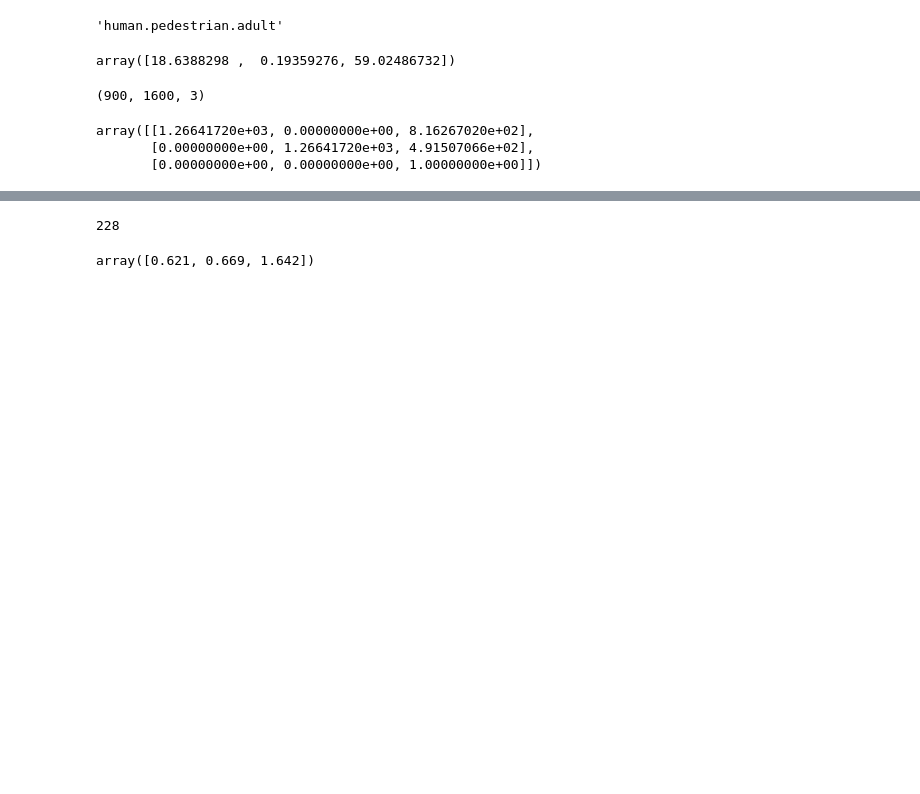
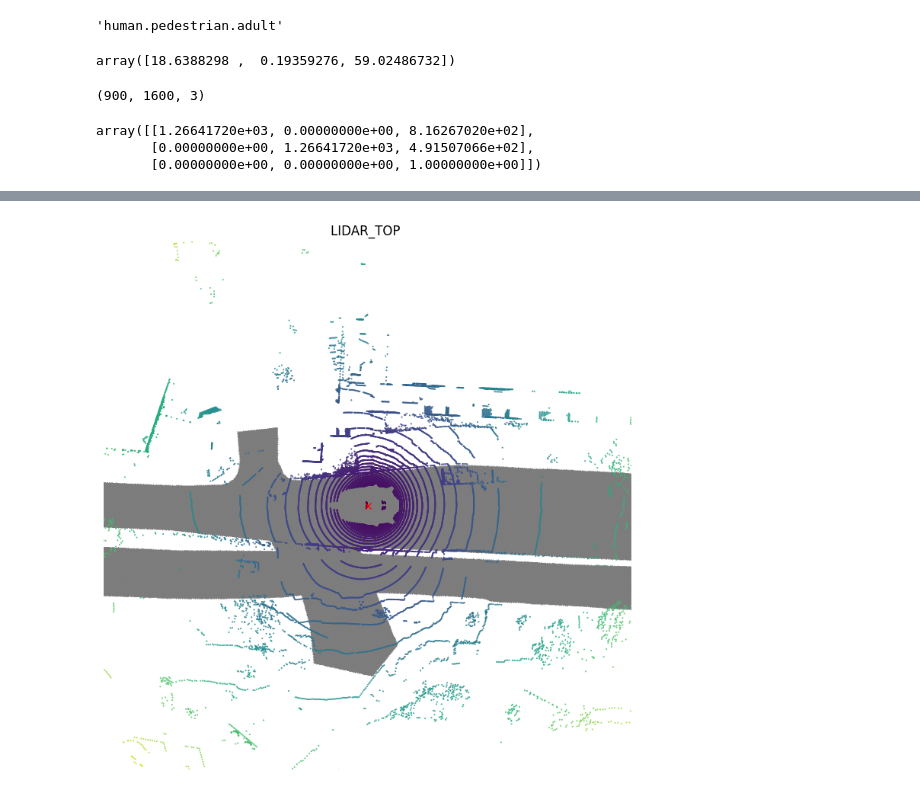
Before and after one commit to lokeshmohanty/msdf, a Jupyter notebook: notebooks/NuScenes.ipynb, the cells around one changed output, grey strips where cells are left out. Drawn from its saved outputs; the diff is of its cells as text; code cells hidden in the pictures; blank space fills up the shorter version.

```diff
--- a/notebooks/NuScenes.ipynb
+++ b/notebooks/NuScenes.ipynb
@@ -149,3 +149,6 @@ cam_intrinsic
 array([[1.26641720e+03, 0.00000000e+00, 8.16267020e+02],
        [0.00000000e+00, 1.26641720e+03, 4.91507066e+02],
        [0.00000000e+00, 0.00000000e+00, 1.00000000e+00]])
+# %%
+lidar_data = nusc.get('sample_data', sample['data']['LIDAR_TOP'])
+lidar_data
@@ -152,3 +196,7 @@ array([[1.26641720e+03, 0.00000000e+00, 8.16267020e+02],
+# %%
+nusc.render_sample_data(lidar_data['token'], with_anns=False)
+# %% [output]
+[figure, added]
 # %%
 import concurrent.futures
 import itertools
@@ -185,4 +230,0 @@ output = get_cam_data(nusc.scene[0])
-# %%
-len(output)
-# %% [output]
-228
@@ -191,4 +230,0 @@ ip, boxes = output[0]
-# %%
-boxes[0].wlh
-# %% [output]
-array([0.621, 0.669, 1.642])
```
Also changed, not shown: parts of 8 cells of this notebook, 10 other files.
